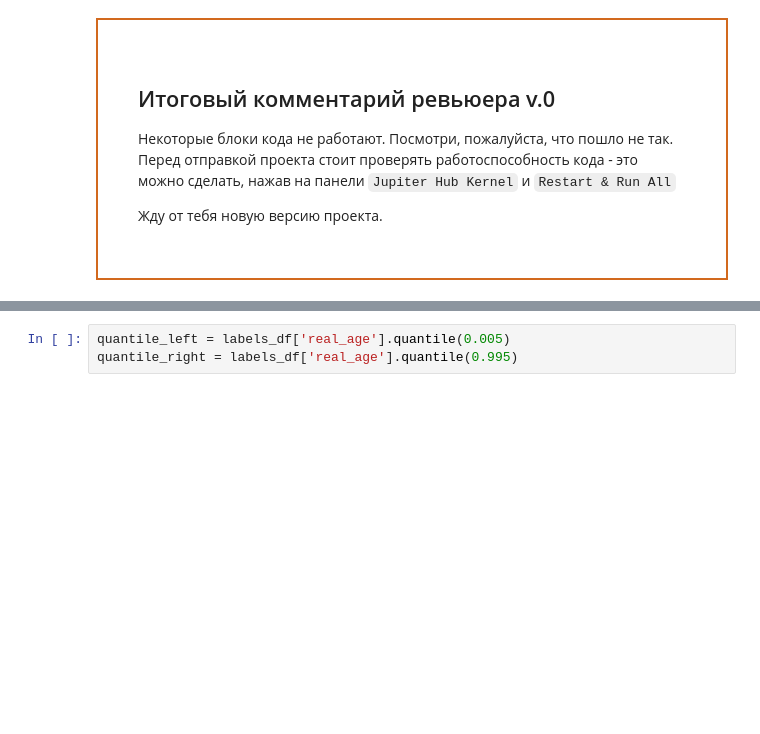
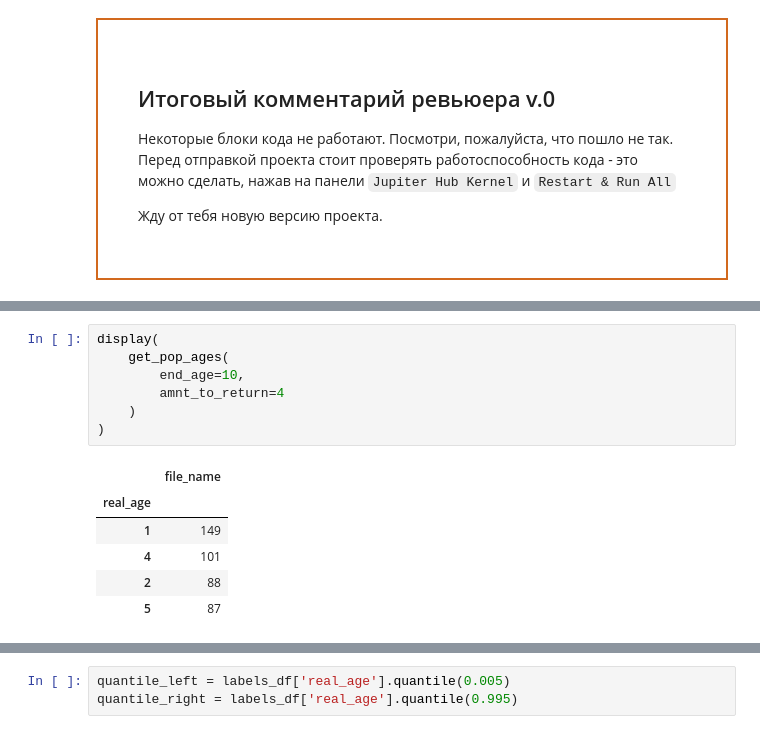
Before and after one commit to zabelin-ds/practicum, a Jupyter notebook: 14_project_practic/14_project_01.ipynb, the cells around one changed output, grey strips where cells are left out. Saved outputs shown, nothing was run; the diff lists cells and outputs as text; blank space fills up the shorter version.

```diff
--- a/14_project_practic/14_project_01.ipynb
+++ b/14_project_practic/14_project_01.ipynb
@@ -219,0 +240,14 @@ labels_df.groupby(by='real_age').count().sort_values(by='file_name', ascending=F
+# %%
+display(
+    get_pop_ages(
+        end_age=10,
+        amnt_to_return=4
+    )
+)
+# %% [output]
+|  | file_name |
+| real_age |  |
+| 1 | 149 |
+| 4 | 101 |
+| 2 | 88 |
+| 5 | 87 |
```
Also changed, not shown: parts of 22 cells of this notebook.
